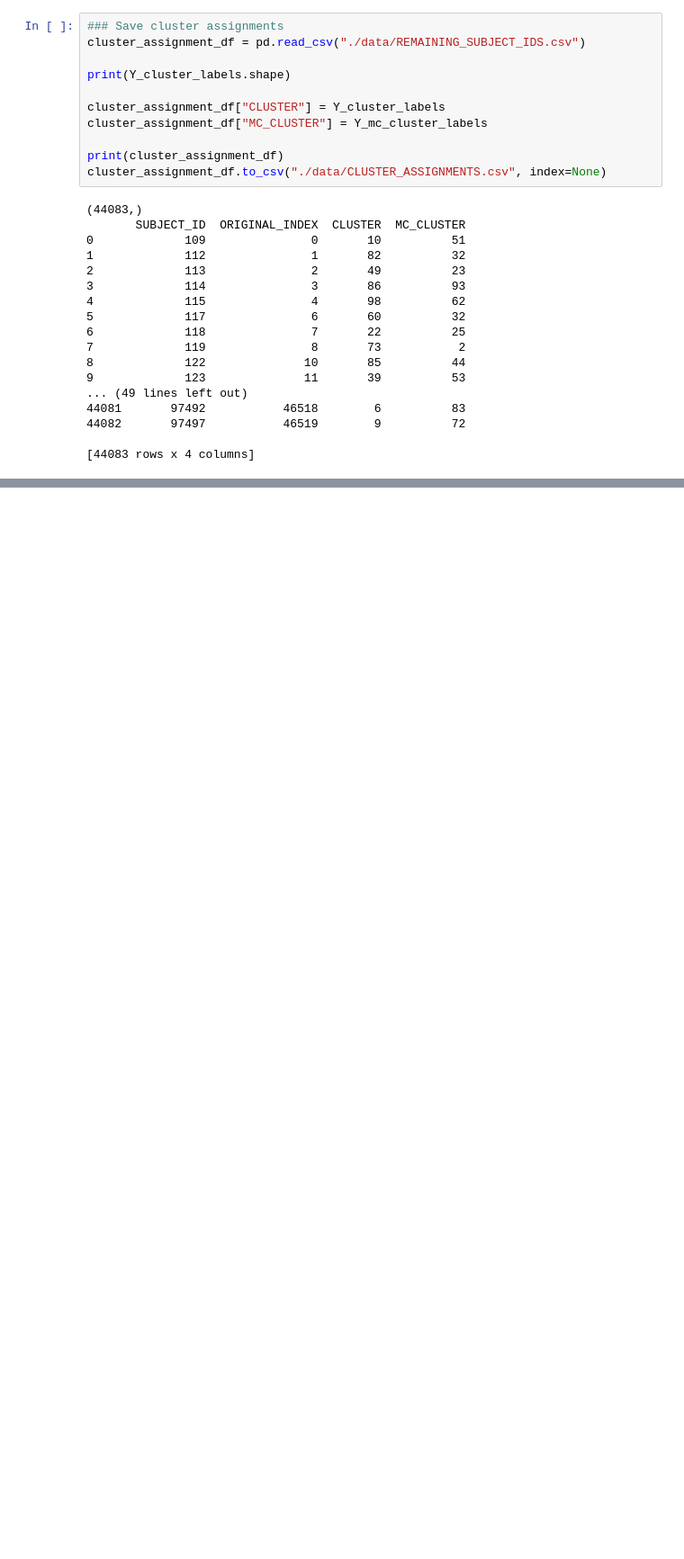
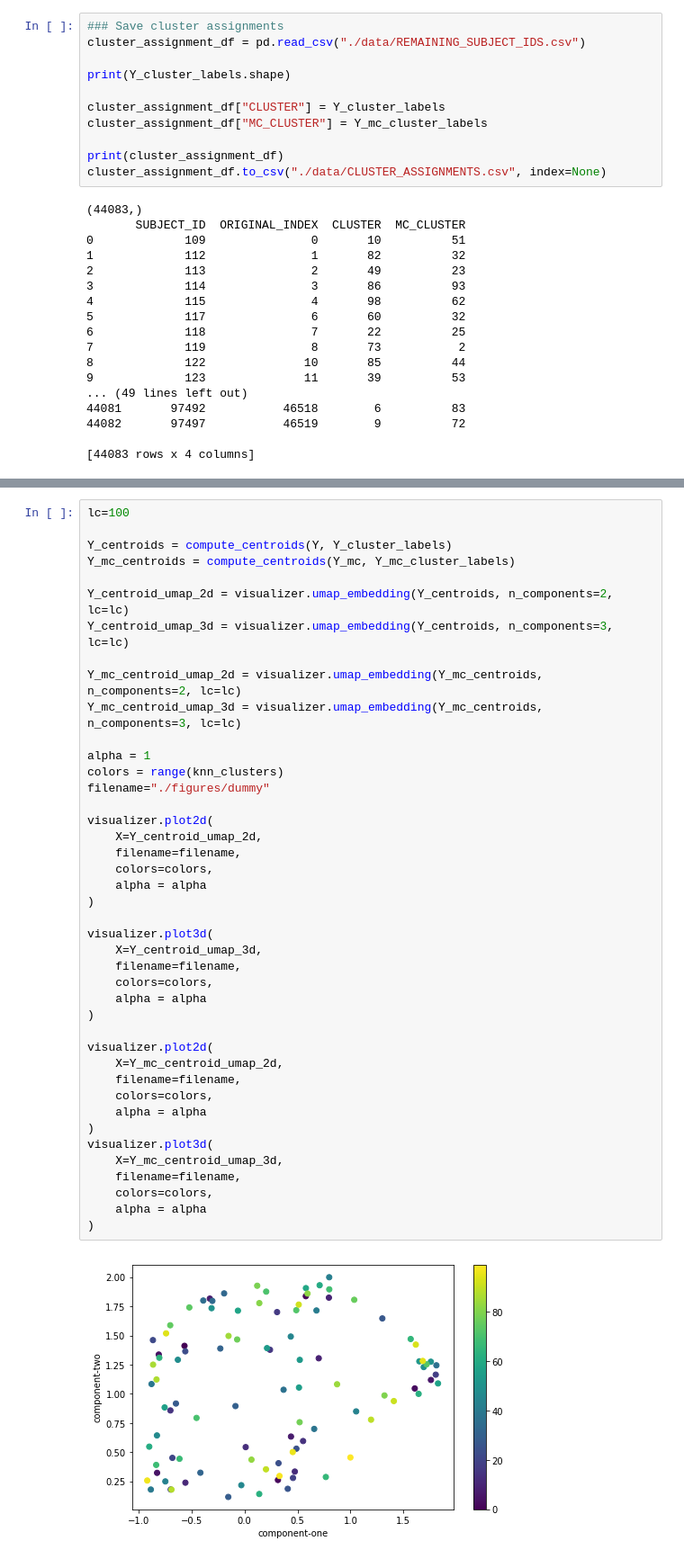
Before and after one commit to ashea2nd/VAE-EHR, a Jupyter notebook: experiments/200311_spectral_analysis_K100_rescaled_svd/spectral_analysis_K100_rescaled.ipynb, the cells around one changed output, grey strips where cells are left out. Shown at 90% size. Drawn from its saved outputs; the diff is of its cells as text; blank space fills up the shorter version.

```diff
--- a/experiments/200311_spectral_analysis_K100_rescaled_svd/spectral_analysis_K100_rescaled.ipynb
+++ b/experiments/200311_spectral_analysis_K100_rescaled_svd/spectral_analysis_K100_rescaled.ipynb
@@ -237,0 +296,44 @@ visualizer.plot3d(
+# %%
+lc=100
+
+Y_centroids = compute_centroids(Y, Y_cluster_labels)
+Y_mc_centroids = compute_centroids(Y_mc, Y_mc_cluster_labels)
+
+Y_centroid_umap_2d = visualizer.umap_embedding(Y_centroids, n_components=2, lc=lc)
+Y_centroid_umap_3d = visualizer.umap_embedding(Y_centroids, n_components=3, lc=lc)
+
+Y_mc_centroid_umap_2d = visualizer.umap_embedding(Y_mc_centroids, n_components=2, lc=lc)
+Y_mc_centroid_umap_3d = visualizer.umap_embedding(Y_mc_centroids, n_components=3, lc=lc)
+
+alpha = 1
+colors = range(knn_clusters)
+filename="./figures/dummy"
+
+visualizer.plot2d(
+    X=Y_centroid_umap_2d,
+    filename=filename,
+    colors=colors,
+    alpha = alpha
+)
+
+visualizer.plot3d(
+    X=Y_centroid_umap_3d,
+    filename=filename,
+    colors=colors,
+    alpha = alpha
+)
+
+visualizer.plot2d(
+    X=Y_mc_centroid_umap_2d,
+    filename=filename,
+    colors=colors,
+    alpha = alpha
+)
+visualizer.plot3d(
+    X=Y_mc_centroid_umap_3d,
+    filename=filename,
+    colors=colors,
+    alpha = alpha
+)
+# %% [output]
+[figure, added]
```
Also changed, not shown: parts of 10 cells of this notebook, 9 other files.
